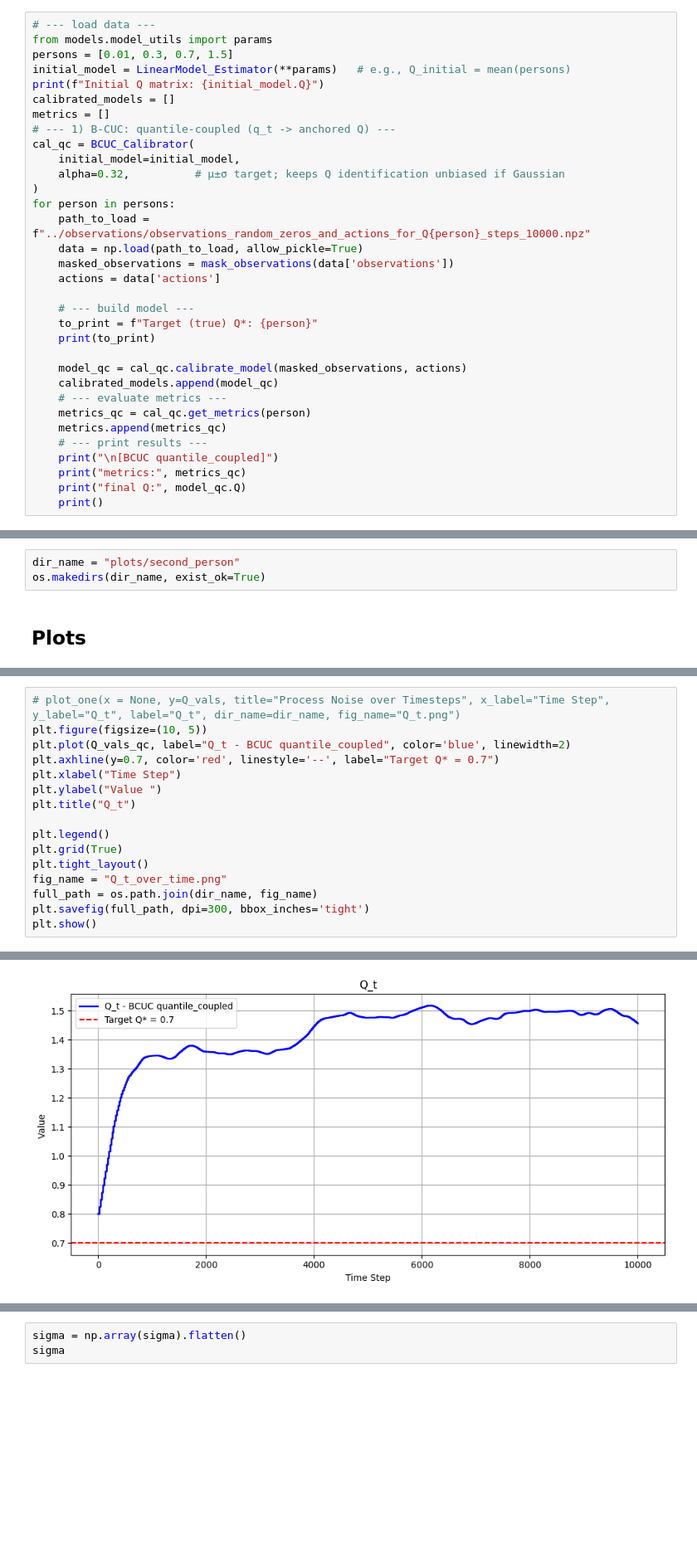
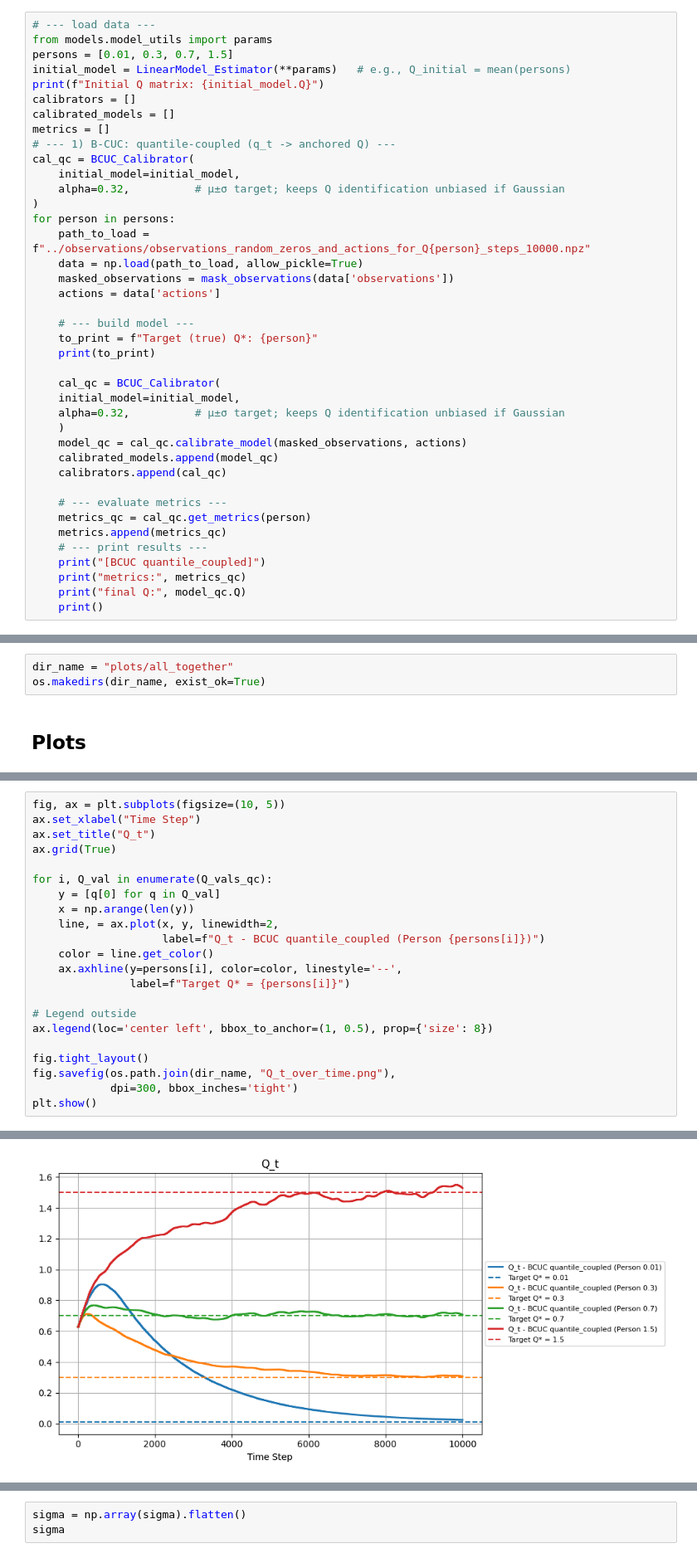
Before and after one commit to LielAzran96/B-CUC, a Jupyter notebook: final_algoritm/performance.ipynb, the cells around one changed output, grey strips where cells are left out. Shown: that part at 83% size. Cells and saved outputs as stored; diff of their text form; blank space fills up the shorter version.

```diff
--- a/final_algoritm/performance.ipynb
+++ b/final_algoritm/performance.ipynb
@@ -45,6 +45,7 @@ from models.model_utils import params
 persons = [0.01, 0.3, 0.7, 1.5]
 initial_model = LinearModel_Estimator(**params)   # e.g., Q_initial = mean(persons)
 print(f"Initial Q matrix: {initial_model.Q}")
+calibrators = []
 calibrated_models = []
 metrics = []
 # --- 1) B-CUC: quantile-coupled (q_t -> anchored Q) ---
@@ -62,13 +63,19 @@ for person in persons:
     to_print = f"Target (true) Q*: {person}"
     print(to_print)
 
+    cal_qc = BCUC_Calibrator(
+    initial_model=initial_model,
+    alpha=0.32,          # μ±σ target; keeps Q identification unbiased if Gaussian
+    )
     model_qc = cal_qc.calibrate_model(masked_observations, actions)
     calibrated_models.append(model_qc)
+    calibrators.append(cal_qc)
+
     # --- evaluate metrics ---
     metrics_qc = cal_qc.get_metrics(person)
     metrics.append(metrics_qc)
     # --- print results ---
-    print("\n[BCUC quantile_coupled]")
+    print("[BCUC quantile_coupled]")
     print("metrics:", metrics_qc)
     print("final Q:", model_qc.Q)
     print()
@@ -150,7 +160,7 @@ std_qc = np.array(std_qc[1:]).squeeze()
 # meu_nll = np.array(meu_nll[1:]).squeeze()
 # std_nll = np.array(std_nll[1:]).squeeze()
 # %%
-dir_name = "plots/second_person"
+dir_name = "plots/all_together"
 os.makedirs(dir_name, exist_ok=True)
 # %% [markdown]
 ## Plots
@@ -159,17 +167,23 @@ from utils.utils import plot_one, plot_two
 # %%
-# plot_one(x = None, y=Q_vals, title="Process Noise over Timesteps", x_label="Time Step", y_label="Q_t", label="Q_t", dir_name=dir_name, fig_name="Q_t.png")
-plt.figure(figsize=(10, 5))
-plt.plot(Q_vals_qc, label="Q_t - BCUC quantile_coupled", color='blue', linewidth=2)
-plt.axhline(y=0.7, color='red', linestyle='--', label="Target Q* = 0.7")
-plt.xlabel("Time Step")
-plt.ylabel("Value ")
-plt.title("Q_t")
+fig, ax = plt.subplots(figsize=(10, 5))
+ax.set_xlabel("Time Step")
+ax.set_title("Q_t")
+ax.grid(True)
 
-plt.legend()
-plt.grid(True)
-plt.tight_layout()
-fig_name = "Q_t_over_time.png"
-full_path = os.path.join(dir_name, fig_name)
-plt.savefig(full_path, dpi=300, bbox_inches='tight')
+for i, Q_val in enumerate(Q_vals_qc):
+    y = [q[0] for q in Q_val]
+    x = np.arange(len(y))
+    line, = ax.plot(x, y, linewidth=2,
+                    label=f"Q_t - BCUC quantile_coupled (Person {persons[i]})")
+    color = line.get_color()
+    ax.axhline(y=persons[i], color=color, linestyle='--',
+               label=f"Target Q* = {persons[i]}")
+
+# Legend outside
+ax.legend(loc='center left', bbox_to_anchor=(1, 0.5), prop={'size': 8})
+
+fig.tight_layout()
+fig.savefig(os.path.join(dir_name, "Q_t_over_time.png"),
+            dpi=300, bbox_inches='tight')
 plt.show()
 # %% [output]
@@ -177 +190 @@ NameError: name 'dir_name' is not defined
-[figure, old version]
+[figure, new version]
```
Also changed, not shown: parts of 7 cells of this notebook, 4 other files.
